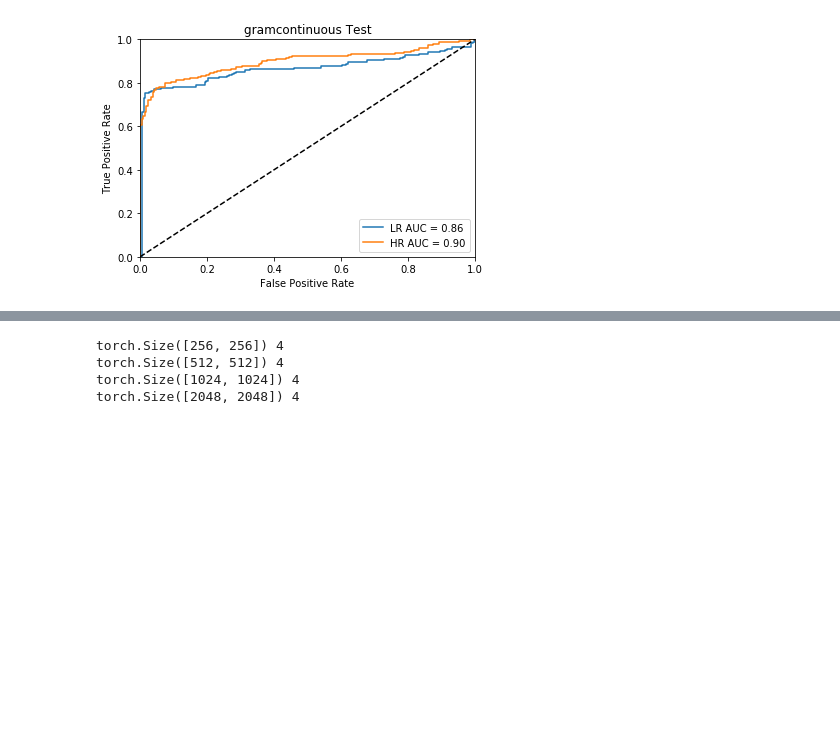
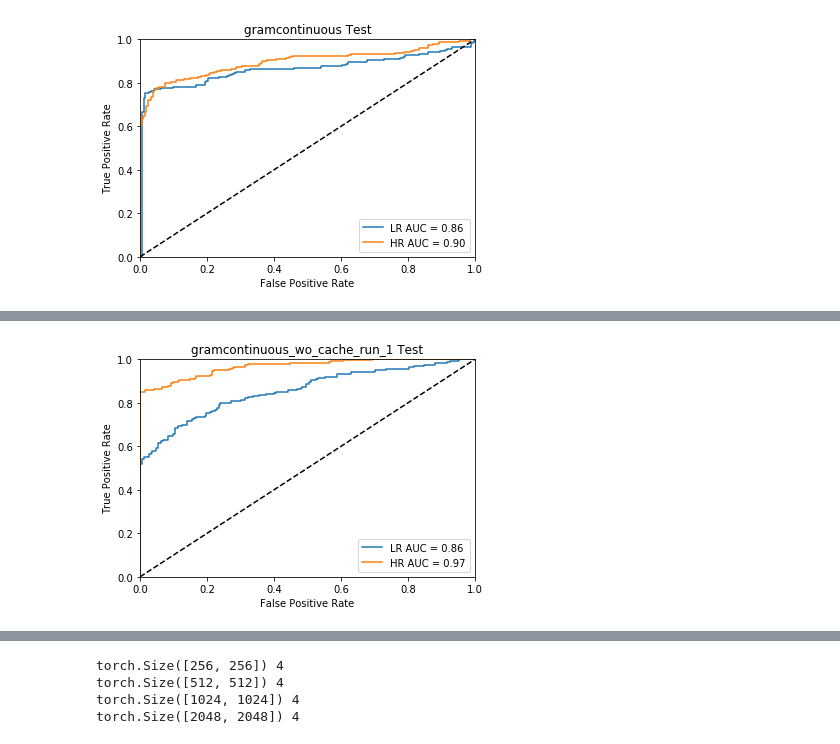
Before and after one commit to cirmuw/dynamicmemory, a Jupyter notebook: ContinousGramMatrix.ipynb, the cells around one changed output, grey strips where cells are left out. Cells and saved outputs as stored; diff of their text form; code cells hidden in the pictures; blank space fills up the shorter version.

```diff
--- a/ContinousGramMatrix.ipynb
+++ b/ContinousGramMatrix.ipynb
@@ -165,0 +277,4 @@ plot_test_roc('gramcontinuous_wo_cache', {'LR': test_lr, 'HR': test_hr}, device)
+# %%
+plot_test_roc('gramcontinuous_wo_cache_run_1', {'LR': test_lr, 'HR': test_hr}, device)
+# %% [output]
+[figure, added]
```
Also changed, not shown: parts of 25 cells of this notebook, 59 other files.
